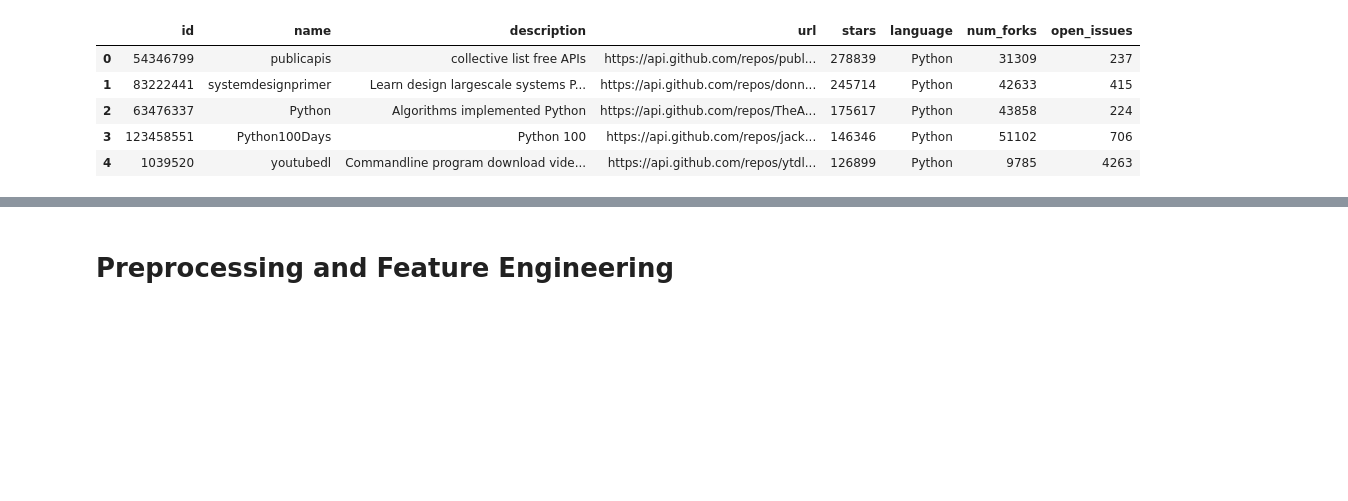
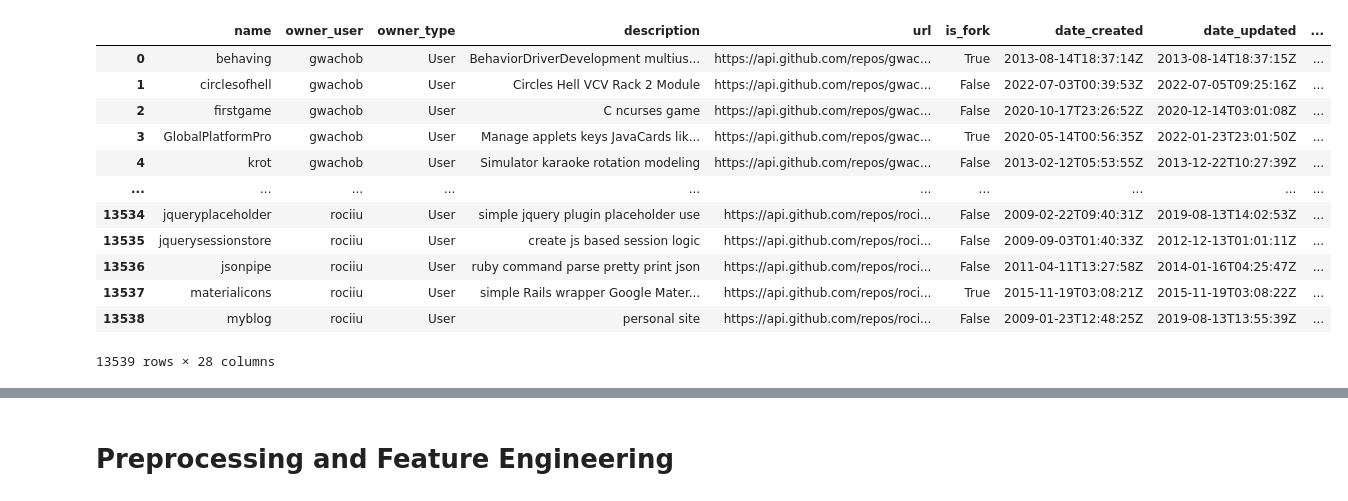
Before and after one commit to RecandChat/CodeCompass, a Jupyter notebook: monkelib/models/modelling_repos.ipynb, the cells around one changed output, grey strips where cells are left out. Cells and saved outputs as stored; diff of their text form; code cells hidden in the pictures; blank space fills up the shorter version.

Commit message:
Added working cosine similarity model and feature importance

```diff
--- a/monkelib/models/modelling_repos.ipynb
+++ b/monkelib/models/modelling_repos.ipynb
@@ -8,14 +7,21 @@ import os
 # %%
 # load the data
-df = pd.read_csv('../Data/clean/mostStarredReposCleaned.csv')
-df.head()
+df = pd.read_csv('../Data/clean/mostFamousUsersReposCleaned.csv')
+df
 # %% [output]
-|  | id | name | description | url | stars | language | num_forks | open_issues |
-| 0 | 54346799 | publicapis | collective list free APIs | https://api.github.com/repos/publ... | 278839 | Python | 31309 | 237 |
-| 1 | 83222441 | systemdesignprimer | Learn design largescale systems P... | https://api.github.com/repos/donn... | 245714 | Python | 42633 | 415 |
-| 2 | 63476337 | Python | Algorithms implemented Python | https://api.github.com/repos/TheA... | 175617 | Python | 43858 | 224 |
-| 3 | 123458551 | Python100Days | Python 100 | https://api.github.com/repos/jack... | 146346 | Python | 51102 | 706 |
-| 4 | 1039520 | youtubedl | Commandline program download vide... | https://api.github.com/repos/ytdl... | 126899 | Python | 9785 | 4263 |
+|  | name | owner_user | owner_type | description | url | is_fork | date_created | date_updated | ... |
+| 0 | behaving | gwachob | User | BehaviorDriverDevelopment multius... | https://api.github.com/repos/gwac... | True | 2013-08-14T18:37:14Z | 2013-08-14T18:37:15Z | ... |
+| 1 | circlesofhell | gwachob | User | Circles Hell VCV Rack 2 Module | https://api.github.com/repos/gwac... | False | 2022-07-03T00:39:53Z | 2022-07-05T09:25:16Z | ... |
+| 2 | firstgame | gwachob | User | C ncurses game | https://api.github.com/repos/gwac... | False | 2020-10-17T23:26:52Z | 2020-12-14T03:01:08Z | ... |
+| 3 | GlobalPlatformPro | gwachob | User | Manage applets keys JavaCards lik... | https://api.github.com/repos/gwac... | True | 2020-05-14T00:56:35Z | 2022-01-23T23:01:50Z | ... |
+| 4 | krot | gwachob | User | Simulator karaoke rotation modeling | https://api.github.com/repos/gwac... | False | 2013-02-12T05:53:55Z | 2013-12-22T10:27:39Z | ... |
+| ... | ... | ... | ... | ... | ... | ... | ... | ... | ... |
+| 13534 | jqueryplaceholder | rociiu | User | simple jquery plugin placeholder use | https://api.github.com/repos/roci... | False | 2009-02-22T09:40:31Z | 2019-08-13T14:02:53Z | ... |
+| 13535 | jquerysessionstore | rociiu | User | create js based session logic | https://api.github.com/repos/roci... | False | 2009-09-03T01:40:33Z | 2012-12-13T01:01:11Z | ... |
+| 13536 | jsonpipe | rociiu | User | ruby command parse pretty print json | https://api.github.com/repos/roci... | False | 2011-04-11T13:27:58Z | 2014-01-16T04:25:47Z | ... |
+| 13537 | materialicons | rociiu | User | simple Rails wrapper Google Mater... | https://api.github.com/repos/roci... | True | 2015-11-19T03:08:21Z | 2015-11-19T03:08:22Z | ... |
+| 13538 | myblog | rociiu | User | personal site | https://api.github.com/repos/roci... | False | 2009-01-23T12:48:25Z | 2019-08-13T13:55:39Z | ... |
+13539 rows × 28 columns
 # %%
 # delete missing values
 df = df.dropna()
```
Also changed, not shown: parts of 8 cells of this notebook, 8 other files.
